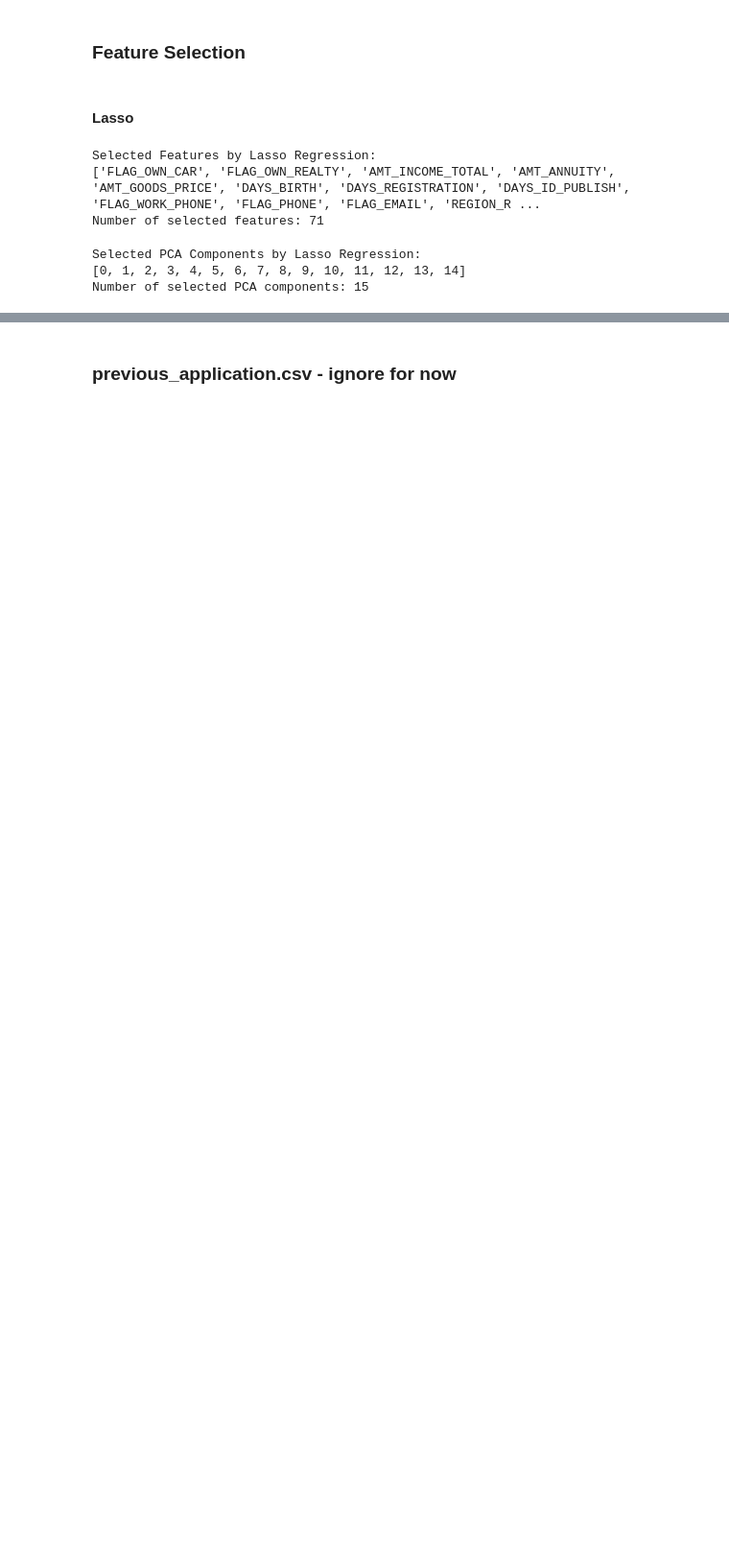
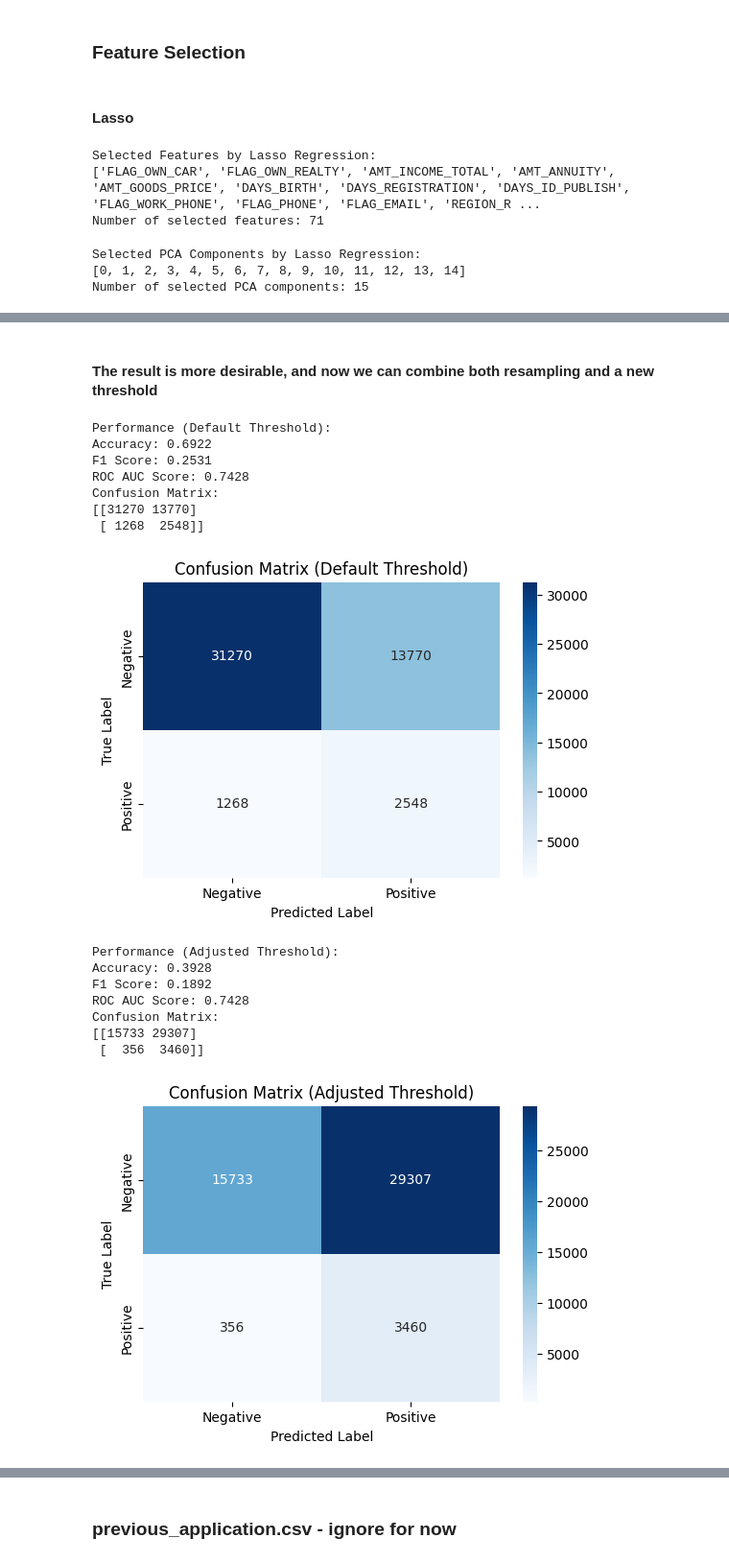
Before and after one commit to wildestdream33/Credit-Risk-Project, a Jupyter notebook: 545_Final_Project.ipynb, the cells around one changed output, grey strips where cells are left out. Shown at 96% size. Saved outputs shown, nothing was run; the diff lists cells and outputs as text; code cells hidden in the pictures; blank space fills up the shorter version.

```diff
--- a/545_Final_Project.ipynb
+++ b/545_Final_Project.ipynb
@@ -603,0 +756,73 @@ ROC AUC Score: 0.6925
+# %% [markdown]
+#### The result is more desirable, and now we can combine both resampling and a new threshold
+# %%
+from imblearn.over_sampling import SMOTE
+from imblearn.under_sampling import RandomUnderSampler
+from sklearn.linear_model import LogisticRegression
+from sklearn.preprocessing import StandardScaler
+from sklearn.model_selection import train_test_split
+from sklearn.metrics import accuracy_score, f1_score, roc_auc_score, confusion_matrix
+
+df = encoded_application_clean.copy()
+X = df.drop(columns=['TARGET'])
+y = df['TARGET']
+
+scaler = StandardScaler()
+X_scaled = scaler.fit_transform(X)
+X_train, X_test, y_train, y_test = train_test_split(X_scaled, y, test_size=0.2, random_state=42)
+
+smote = SMOTE(random_state=42)
+# X_resampled, y_resampled = smote.fit_resample(X_train, y_train)
+
+undersampler = RandomUnderSampler(random_state=42)
+X_resampled, y_resampled = undersampler.fit_resample(X_train, y_train)
+
+log_reg_l1 = LogisticRegression(penalty='l1', solver='saga', max_iter=2000, tol=1e-4, C=1.0, random_state=42)
+log_reg_l1.fit(X_resampled, y_resampled)
+
+y_pred_proba = log_reg_l1.predict_proba(X_test)[:, 1]
+y_pred_default = (y_pred_proba >= 0.5).astype(int)
+
+threshold = 0.3
+y_pred_adjusted = (y_pred_proba >= threshold).astype(int)
+
+def evaluate_model(y_true, y_pred, y_proba, threshold_label):
+    accuracy = accuracy_score(y_true, y_pred)
+    f1 = f1_score(y_true, y_pred)
+    roc_auc = roc_auc_score(y_true, y_proba)
+    conf_matrix = confusion_matrix(y_true, y_pred)
+
+    print(f"\nPerformance ({threshold_label} Threshold):")
+    print(f"Accuracy: {accuracy:.4f}")
+    print(f"F1 Score: {f1:.4f}")
+    print(f"ROC AUC Score: {roc_auc:.4f}")
+    print("Confusion Matrix:")
+    print(conf_matrix)
+
+    plt.figure(figsize=(6, 4))
+    sns.heatmap(conf_matrix, annot=True, fmt='d', cmap='Blues',
+                xticklabels=['Negative', 'Positive'], yticklabels=['Negative', 'Positive'])
+    plt.xlabel('Predicted Label')
+    plt.ylabel('True Label')
+    plt.title(f'Confusion Matrix ({threshold_label} Threshold)')
+    plt.show()
+
+evaluate_model(y_test, y_pred_default, y_pred_proba, "Default")
+evaluate_model(y_test, y_pred_adjusted, y_pred_proba, "Adjusted")
+# %% [output]
+Performance (Default Threshold):
+Accuracy: 0.6922
+F1 Score: 0.2531
+ROC AUC Score: 0.7428
+Confusion Matrix:
+[[31270 13770]
+ [ 1268  2548]]
+[figure, added]
+Performance (Adjusted Threshold):
+Accuracy: 0.3928
+F1 Score: 0.1892
+ROC AUC Score: 0.7428
+Confusion Matrix:
+[[15733 29307]
+ [  356  3460]]
+[figure, added]
```
Also changed, not shown: parts of 20 cells of this notebook, 1 other file.
